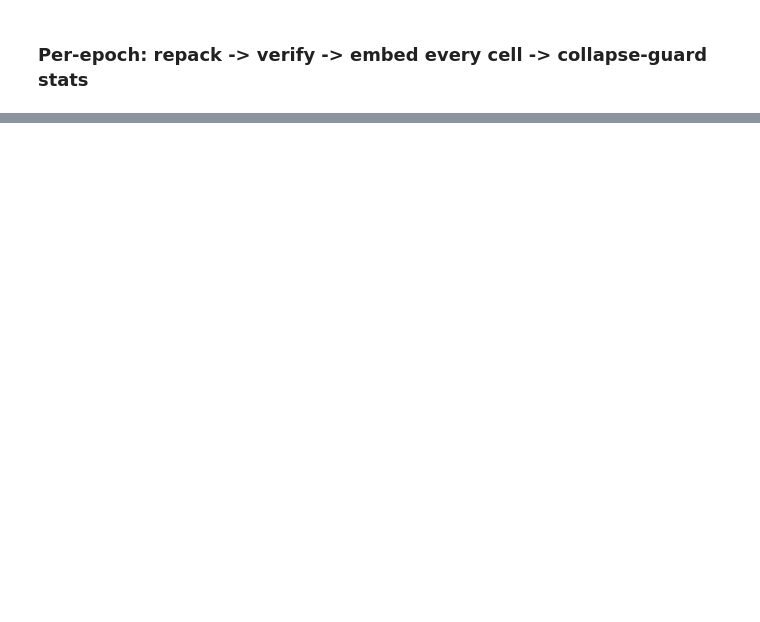
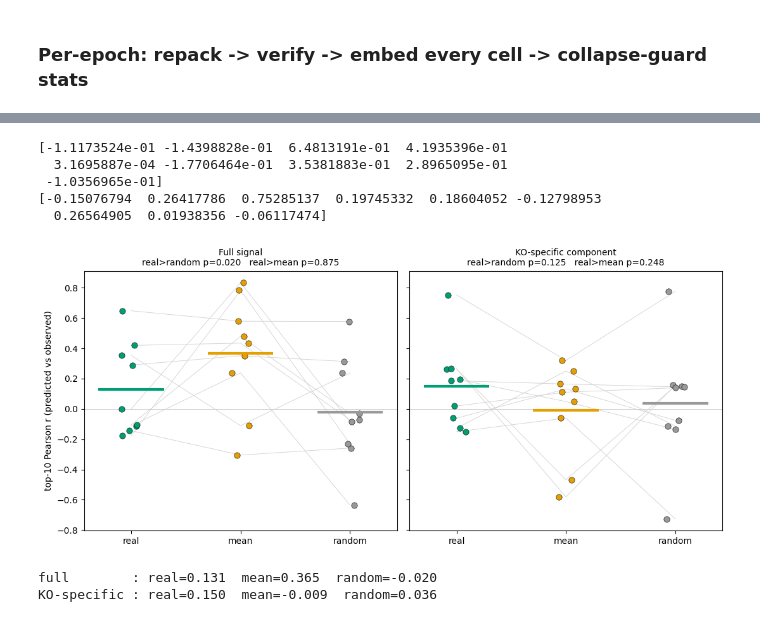
Before and after one commit to PMBio/cellina-reproducibility, a Jupyter notebook: scripts/terra/in_vivo.ipynb, the cells around one changed output, grey strips where cells are left out. Saved outputs shown, nothing was run; the diff lists cells and outputs as text; code cells hidden in the pictures; blank space fills up the shorter version.

```diff
--- a/scripts/terra/in_vivo.ipynb
+++ b/scripts/terra/in_vivo.ipynb
@@ -505,0 +989,17 @@ print("wrote", SELECTION, flush=True)
+# %%
+# --- far cells: same 6000-cell subsample as pfish_analysis.ipynb, restricted to what survived
+# harmonize_adata (drops at most the 2 cells dropped in section 2) ---
+pos_of_all = {c: i for i, c in enumerate(ids)}     # `ids` == tok_all's cell_id order, from section 3
+keep = [c in pos_of_all for c in far_ids_all]
+n_drop_far = len(far_ids_all) - sum(keep)
+far_ids = [c for c, k in zip(far_ids_all, keep) if k]
+recon_far = recon[np.array(keep)]
+p_recon = recon_far.mean(0)
+far_rows = [pos_of_all[c] for c in far_ids]
+tok_far = tok_all.select(far_rows)
+print(f"[far] {len(far_ids)} cells (dropped {n_drop_far} not in the harmonized panel)")
+
+# z (cell_emb) is always the UNPERTURBED pass -- identity stays fixed, same as Cellina/inference.py
+z_emb = embed_dataset(dataset=tok_far, model_folder_path=str(DEC_ENC_DIR), **dict(common.EMB_KWARGS, num_workers=4))
+z = np.asarray(z_emb["cell_emb"], dtype=np.float32)
+print(f"[far] z (unperturbed cell_emb) {z.shape}")
@@ -505,0 +1025,3 @@ print("wrote", SELECTION, flush=True)
+# %%
+VARIANT = f"lora_ep{BEST_EPOCH}"
+ckpt = WORK / f"count_decoder_{VARIANT}.pt"
@@ -505,0 +1178,51 @@ print("wrote", SELECTION, flush=True)
+# %%
+# --- pfish_analysis.ipynb cells 19-21 (final state: EFF9_2=EFF, REAL5=REAL -- no gene subsetting) ---
+EFF9_2 = EFF
+REAL5 = REAL
+
+
+def rN(o_, p_, n=10):
+    d = np.argsort(-np.abs(o_))[:n]
+    return pearsonr(o_[d], p_[d])[0]
+
+
+def scores(resid, N=10, EFF=EFF):
+    tg = {k: (OBS[k] - shared if resid else OBS[k]) for k in EFF}
+    re = [rN(tg[k], REAL5[k], N) for k in EFF]
+    ra = [np.mean([rN(tg[k], rp, N) for rp in rand]) for k in EFF]
+    me = [rN(tg[k], mean_shift, N) for k in EFF]
+    return np.array(re), np.array(ra), np.array(me)
+
+
+C = {"real": "#009E73", "mean": "#E69F00", "random": "#999999"}
+fig, ax = plt.subplots(1, 2, figsize=(11, 5), sharey=True)
+for a, (resid, ttl) in zip(ax, [(False, "Full signal"), (True, "KO-specific component")]):
+    re, ra, me = scores(resid, EFF=EFF9_2)
+    print(re)
+    for j, (v, name) in enumerate([(re, "real"), (me, "mean"), (ra, "random")]):
+        a.scatter(np.full(len(v), j) + rng.uniform(-.09, .09, len(v)), v, s=45,
+                  color=C[name], edgecolor="k", lw=.4, zorder=3)
+        a.hlines(v.mean(), j - .3, j + .3, color=C[name], lw=3, zorder=4)
+    for k in range(len(EFF9_2)):
+        a.plot([0, 1, 2], [re[k], me[k], ra[k]], color="0.82", lw=.6, zorder=1)
+    a.axhline(0, color="0.8", lw=.7)
+    a.set_xticks([0, 1, 2])
+    a.set_xticklabels(["real", "mean", "random"])
+    pr_ = wilcoxon(re, ra, alternative="greater").pvalue
+    pm_ = wilcoxon(re, me, alternative="greater").pvalue
+    a.set_title(f"{ttl}\nreal>random p={pr_:.3f}   real>mean p={pm_:.3f}", fontsize=10)
+ax[0].set_ylabel("top-10 Pearson r (predicted vs observed)")
+plt.tight_layout()
+plt.show()
+for resid, ttl in [(False, "full"), (True, "KO-specific")]:
+    re, ra, me = scores(resid, EFF=EFF9_2)
+    print(f"{ttl:12s}: real={re.mean():.3f}  mean={me.mean():.3f}  random={ra.mean():.3f}")
+# %% [output]
+[-1.1173524e-01 -1.4398828e-01  6.4813191e-01  4.1935396e-01
+  3.1695887e-04 -1.7706464e-01  3.5381883e-01  2.8965095e-01
+ -1.0356965e-01]
+[-0.15076794  0.26417786  0.75285137  0.19745332  0.18604052 -0.12798953
+  0.26564905  0.01938356 -0.06117474]
+[figure, added]
+full        : real=0.131  mean=0.365  random=-0.020
+KO-specific : real=0.150  mean=-0.009  random=0.036
```
Also changed, not shown: parts of 30 cells of this notebook, 3 other files.
